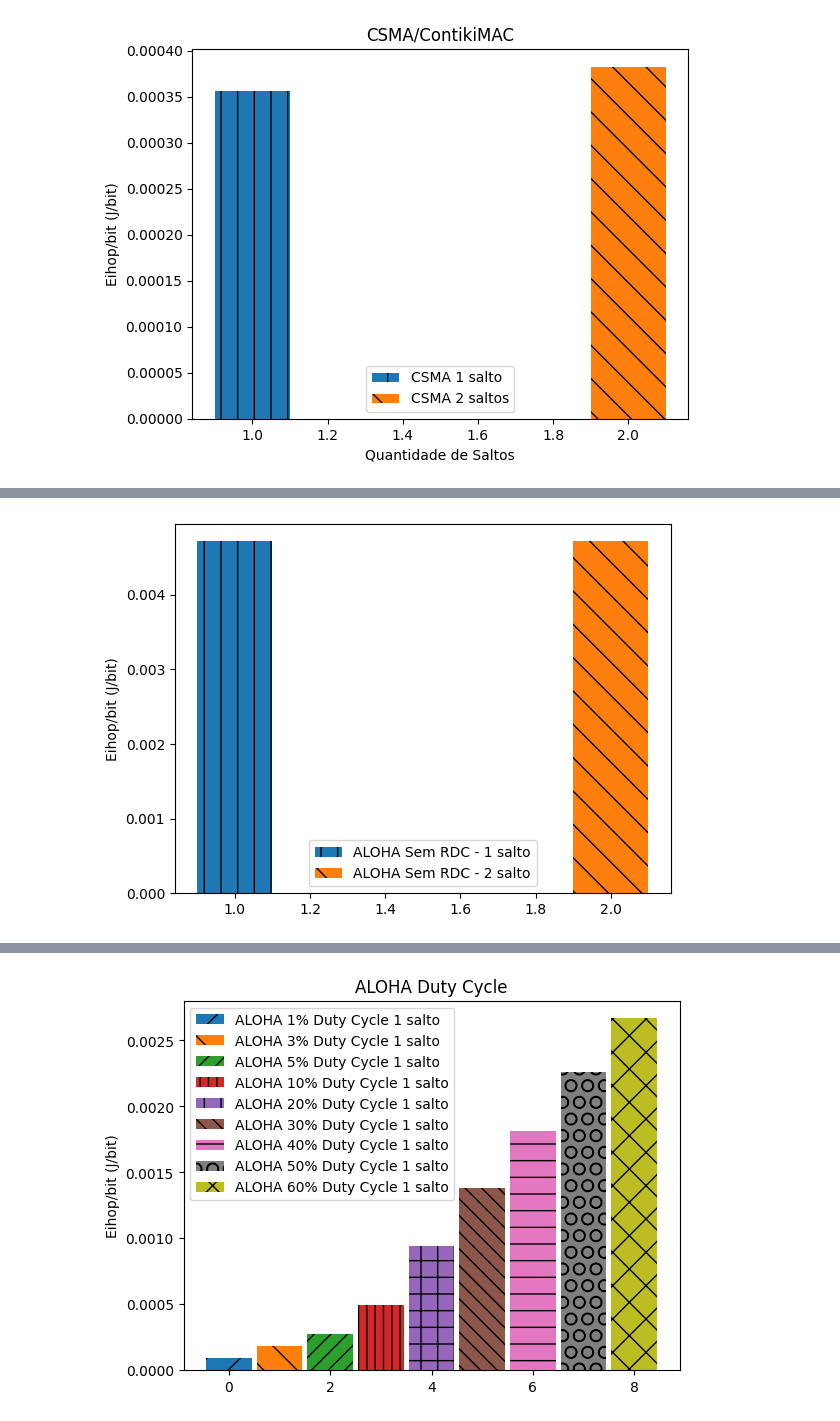
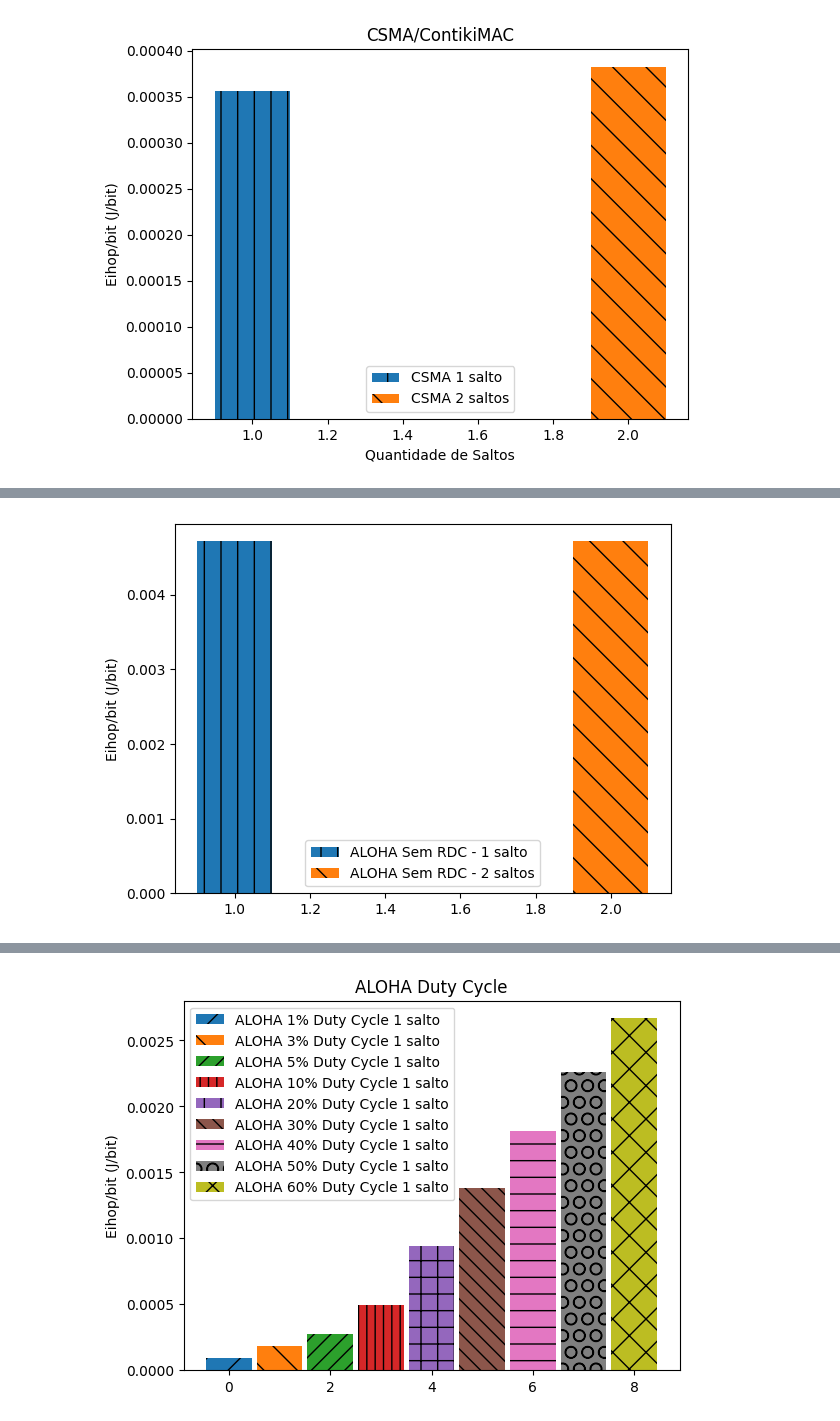
Before and after one commit to KilnerJhow/contiki-aloha, a Jupyter notebook: tcc/confidence_interval.ipynb, the cells around one changed output, grey strips where cells are left out. Cells and saved outputs as stored; diff of their text form; code cells hidden in the pictures.

```diff
--- a/tcc/confidence_interval.ipynb
+++ b/tcc/confidence_interval.ipynb
@@ -271,16 +272,15 @@ plt.show()
 # %%
 aloha_always_on_1_hop = aloha_always_on_df_final[aloha_always_on_df_final['hops'] == 1]
 aloha_always_on_2_hop = aloha_always_on_df_final[aloha_always_on_df_final['hops'] == 2]
 
-plot_energy_per_bit(1, aloha_always_on_1_hop['Eihop/bit'], 'ALOHA Sem RDC - 1 salto', {'hatch': '|'})
-plot_energy_per_bit(2, aloha_always_on_2_hop['Eihop/bit'], 'ALOHA Sem RDC - 2 salto', {'hatch': '\\'})
-
+plt.bar(1, aloha_always_on_1_hop['Eihop/bit'], 0.2,  label='ALOHA Sem RDC - 1 salto', hatch='|')
+plt.bar(2, aloha_always_on_2_hop['Eihop/bit'], 0.2, label='ALOHA Sem RDC - 2 saltos', hatch='\\')
 
 plt.legend()
 plt.ylabel(f'Eihop/bit ({energy_unit}/bit)')
 
 # Mostrar o gráfico
 plt.show()
 # %% [output]
-[figure, old version]
+[figure, new version]
 # %%
```
Also changed, not shown: parts of 5 cells of this notebook.
